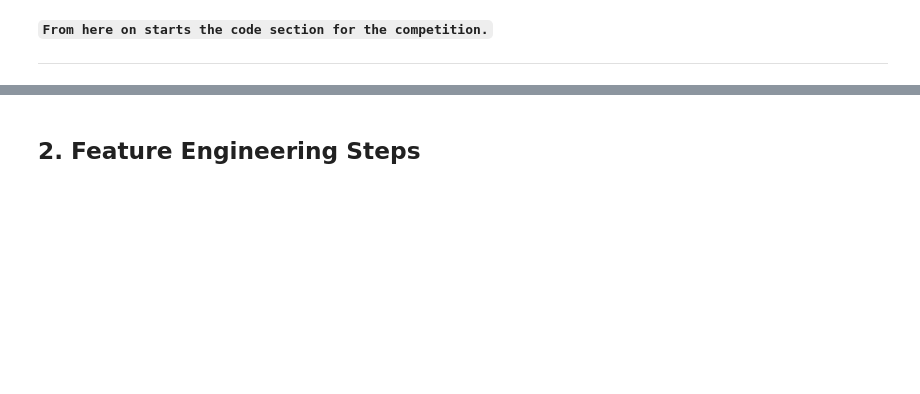
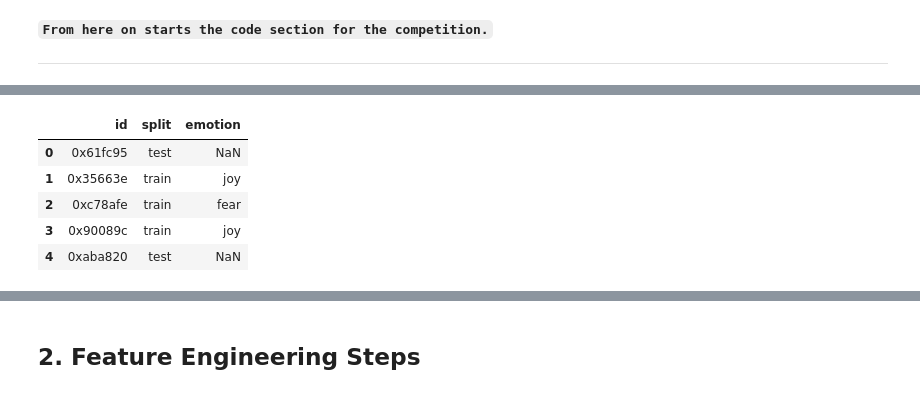
Before and after one commit to sunnyrch/DM2025-Lab2-Exercise, a Jupyter notebook: DM2025-Lab2-Homework.ipynb, the cells around one changed output, grey strips where cells are left out. Saved outputs shown, nothing was run; the diff lists cells and outputs as text; code cells hidden in the pictures; blank space fills up the shorter version.

```diff
--- a/DM2025-Lab2-Homework.ipynb
+++ b/DM2025-Lab2-Homework.ipynb
@@ -151,0 +206,11 @@ Markdown Syntax to Add Image: `![Description of the Image](./your_local_folder/n
+# %%
+# merge split + emotion
+df = data_split.merge(emotion, on="id", how="left")
+df.head()
+# %% [output]
+|  | id | split | emotion |
+| 0 | 0x61fc95 | test | NaN |
+| 1 | 0x35663e | train | joy |
+| 2 | 0xc78afe | train | fear |
+| 3 | 0x90089c | train | joy |
+| 4 | 0xaba820 | test | NaN |
```
Also changed, not shown: parts of 19 cells of this notebook, 8 other files.
